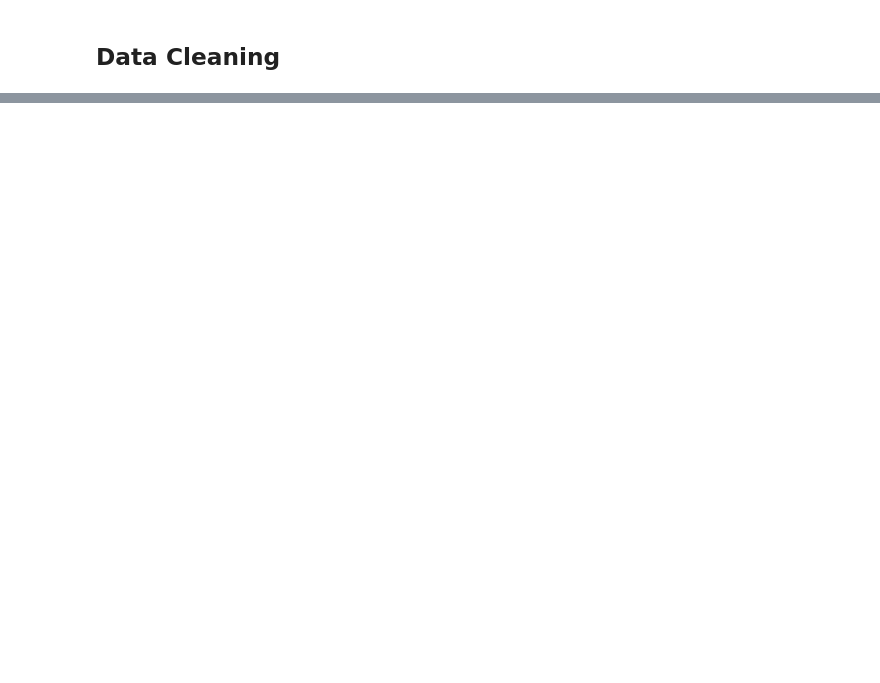
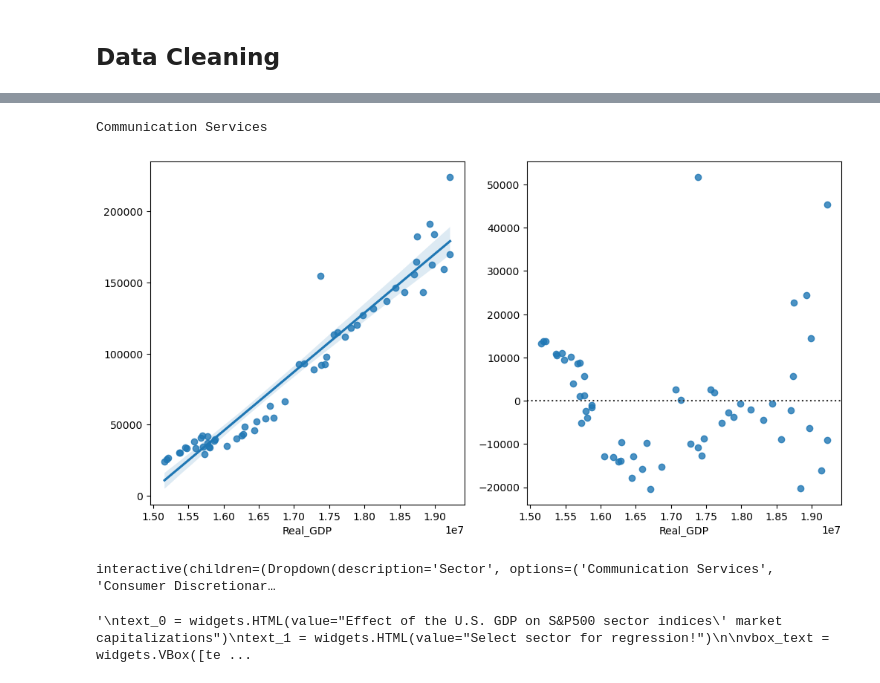
Before and after one commit to lorenvtvss/Digital_Tools_for_Finance, a Jupyter notebook: notebooks/main.ipynb, the cells around one changed output, grey strips where cells are left out. Saved outputs shown, nothing was run; the diff lists cells and outputs as text; code cells hidden in the pictures; blank space fills up the shorter version.

```diff
--- a/notebooks/main.ipynb
+++ b/notebooks/main.ipynb
@@ -472,0 +454,72 @@ chart_studio.plotly module instead.
+# %%
+### 2nd try
+
+# dropdown selection for plot
+data = {sectors[0]: data_factors_merged.iloc[:,5].values,
+        sectors[1]: data_factors_merged.iloc[:,6].values,
+        sectors[2]: data_factors_merged.iloc[:,7].values,
+        sectors[3]: data_factors_merged.iloc[:,8].values,
+        sectors[4]: data_factors_merged.iloc[:,9].values,
+        sectors[5]: data_factors_merged.iloc[:,10].values,
+        sectors[6]: data_factors_merged.iloc[:,11].values,
+        sectors[7]: data_factors_merged.iloc[:,12].values,
+        sectors[8]: data_factors_merged.iloc[:,13].values,
+        sectors[9]: data_factors_merged.iloc[:,14].values,
+        sectors[10]: data_factors_merged.iloc[:,15].values}
+
+default = sectors[0]
+
+fig, [ax0, ax1] = plt.subplots(1,2)
+fig.set_size_inches([12,6])
+sns.regplot(x=data_factors_merged['Real_GDP'], y=data_factors_merged.iloc[:,5].values, ax=ax0)
+sns.residplot(x=data_factors_merged['Real_GDP'], y=data_factors_merged.iloc[:,5].values, ax=ax1)
+
+selection = widgets.Dropdown(
+    options=data.keys(),
+    value = default,
+    description='Sector',
+)
+#display(selection)
+#selection
+print(selection.value)
+
+#output = widgets.Output()
+
+def update_plot(selection):
+
+    for item in data.items():
+        if selection == item[0]:
+            sect = item[1]
+        else:
+            continue
+
+        fig, [ax0, ax1] = plt.subplots(1,2)
+        fig.set_size_inches([12,6])
+        sns.regplot(x=data_factors_merged['Real_GDP'], y=sect, ax=ax0)
+        sns.residplot(x=data_factors_merged['Real_GDP'], y=sect, ax=ax1)
+
+#selection.observe(on_change)
+
+#new
+widgets.interactive(update_plot,selection=selection)
+
+
+
+#vbox_result = widgets.VBox([selection, output])
+# %% [output]
+Communication Services
+[figure, added]
+interactive(children=(Dropdown(description='Sector', options=('Communication Services', 'Consumer Discretionar…
+# %%
+# layout
+'''
+text_0 = widgets.HTML(value="Effect of the U.S. GDP on S&P500 sector indices' market capitalizations")
+text_1 = widgets.HTML(value="Select sector for regression!")
+
+vbox_text = widgets.VBox([text_0, text_1])
+
+page = widgets.HBox([vbox_text, vbox_result])
+display(page)
+'''
+# %% [output]
+'\ntext_0 = widgets.HTML(value="Effect of the U.S. GDP on S&P500 sector indices\' market capitalizations")\ntext_1 = widgets.HTML(value="Select sector for regression!")\n\nvbox_text = widgets.VBox([te ...
```
Also changed, not shown: parts of 23 cells of this notebook, 1 other file.
